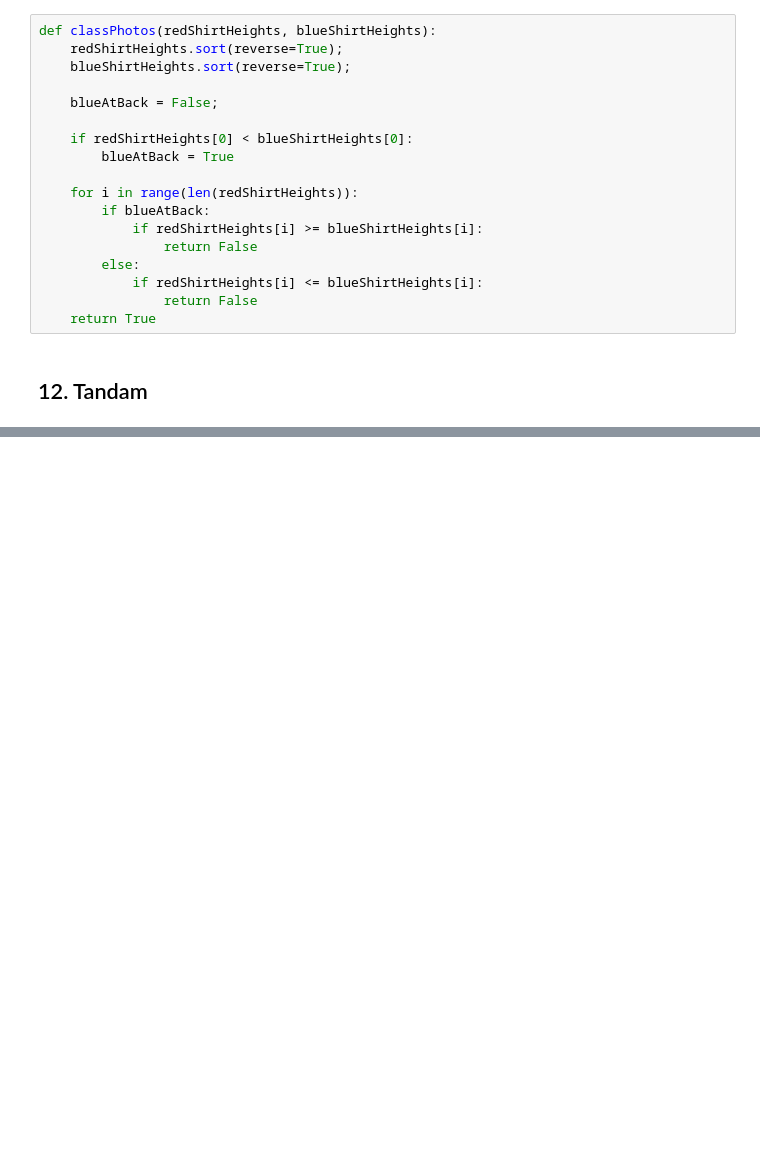
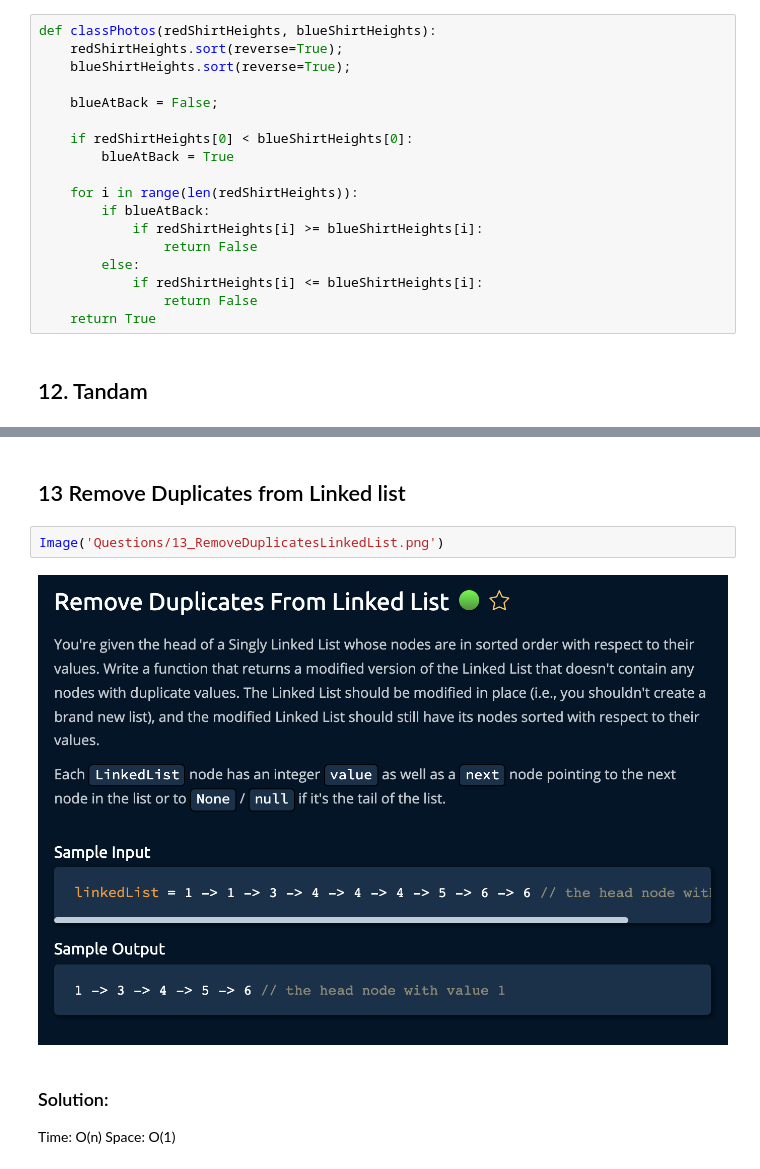
Before and after one commit to shubhamDarmwar/DataStructures, a Jupyter notebook: Excercise/EasyQuestions/Easy Questions.ipynb, the cells around one changed output, grey strips where cells are left out. Cells and saved outputs as stored; diff of their text form; blank space fills up the shorter version.

```diff
--- a/Excercise/EasyQuestions/Easy Questions.ipynb
+++ b/Excercise/EasyQuestions/Easy Questions.ipynb
@@ -367,0 +392,9 @@ def classPhotos(redShirtHeights, blueShirtHeights):
+# %% [markdown]
+## 13 Remove Duplicates from Linked list
+# %%
+Image('Questions/13_RemoveDuplicatesLinkedList.png')
+# %% [output]
+[figure, added]
+# %% [markdown]
+### Solution:
+Time: O(n) Space: O(1)
```
Also changed, not shown: parts of 13 cells of this notebook, 29 other files.
